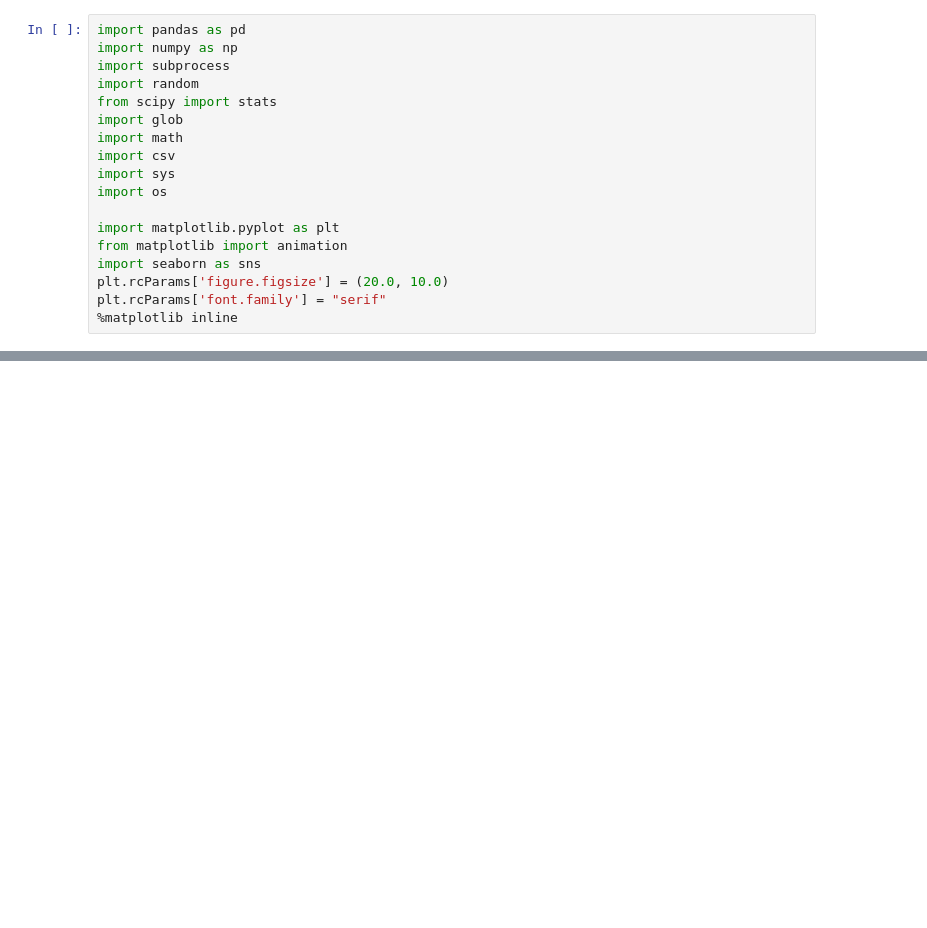
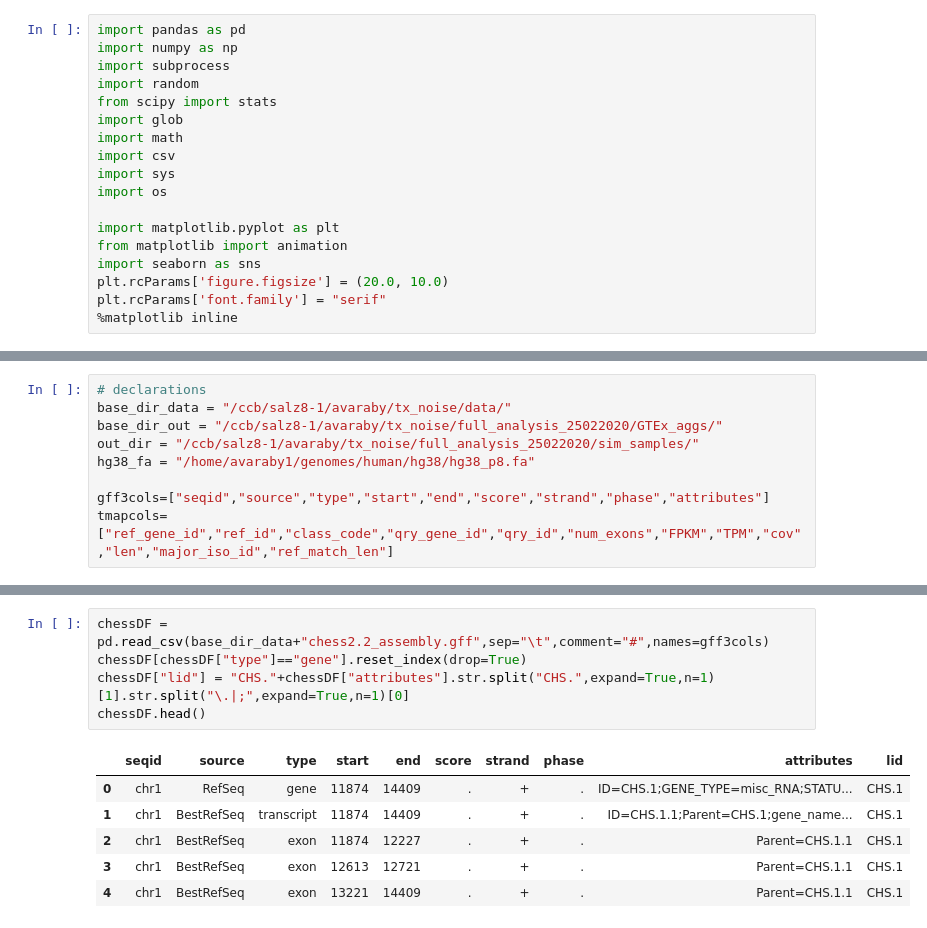
Before and after one commit to alevar/tx_noise, a Jupyter notebook: simulation_setup.ipynb, the cells around one changed output, grey strips where cells are left out. Saved outputs shown, nothing was run; the diff lists cells and outputs as text; blank space fills up the shorter version.

Commit message:
updates for joint tissue and sample simulation.

```diff
--- a/simulation_setup.ipynb
+++ b/simulation_setup.ipynb
@@ -610,0 +19,9 @@ exp_real
+# %%
+# declarations
+base_dir_data = "/ccb/salz8-1/avaraby/tx_noise/data/"
+base_dir_out = "/ccb/salz8-1/avaraby/tx_noise/full_analysis_25022020/GTEx_aggs/"
+out_dir = "/ccb/salz8-1/avaraby/tx_noise/full_analysis_25022020/sim_samples/"
+hg38_fa = "/home/avaraby1/genomes/human/hg38/hg38_p8.fa"
+
+gff3cols=["seqid","source","type","start","end","score","strand","phase","attributes"]
+tmapcols=["ref_gene_id","ref_id","class_code","qry_gene_id","qry_id","num_exons","FPKM","TPM","cov","len","major_iso_id","ref_match_len"]
@@ -610,0 +396,12 @@ exp_real
+# %%
+chessDF = pd.read_csv(base_dir_data+"chess2.2_assembly.gff",sep="\t",comment="#",names=gff3cols)
+chessDF[chessDF["type"]=="gene"].reset_index(drop=True)
+chessDF["lid"] = "CHS."+chessDF["attributes"].str.split("CHS.",expand=True,n=1)[1].str.split("\.|;",expand=True,n=1)[0]
+chessDF.head()
+# %% [output]
+|  | seqid | source | type | start | end | score | strand | phase | attributes | lid |
+| 0 | chr1 | RefSeq | gene | 11874 | 14409 | . | + | . | ID=CHS.1;GENE_TYPE=misc_RNA;STATU... | CHS.1 |
+| 1 | chr1 | BestRefSeq | transcript | 11874 | 14409 | . | + | . | ID=CHS.1.1;Parent=CHS.1;gene_name... | CHS.1 |
+| 2 | chr1 | BestRefSeq | exon | 11874 | 12227 | . | + | . | Parent=CHS.1.1 | CHS.1 |
+| 3 | chr1 | BestRefSeq | exon | 12613 | 12721 | . | + | . | Parent=CHS.1.1 | CHS.1 |
+| 4 | chr1 | BestRefSeq | exon | 13221 | 14409 | . | + | . | Parent=CHS.1.1 | CHS.1 |
```
Also changed, not shown: parts of 44 cells of this notebook, 6 other files.
